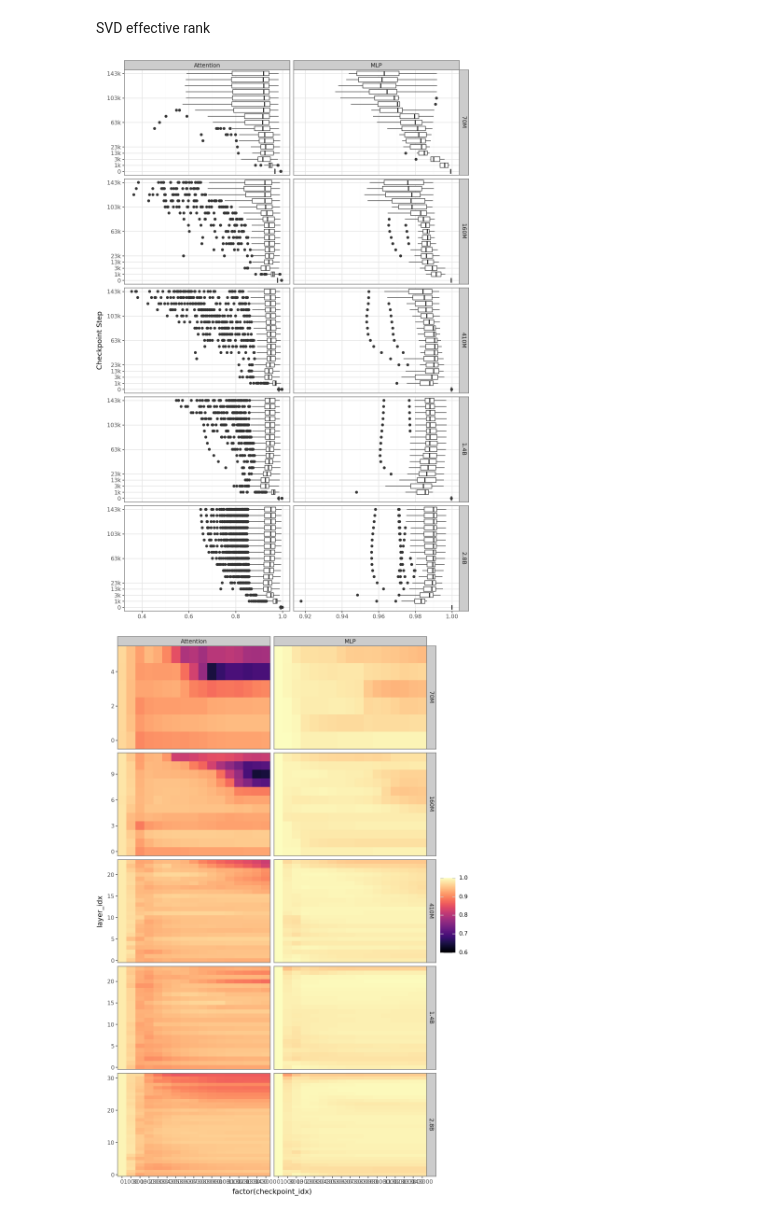
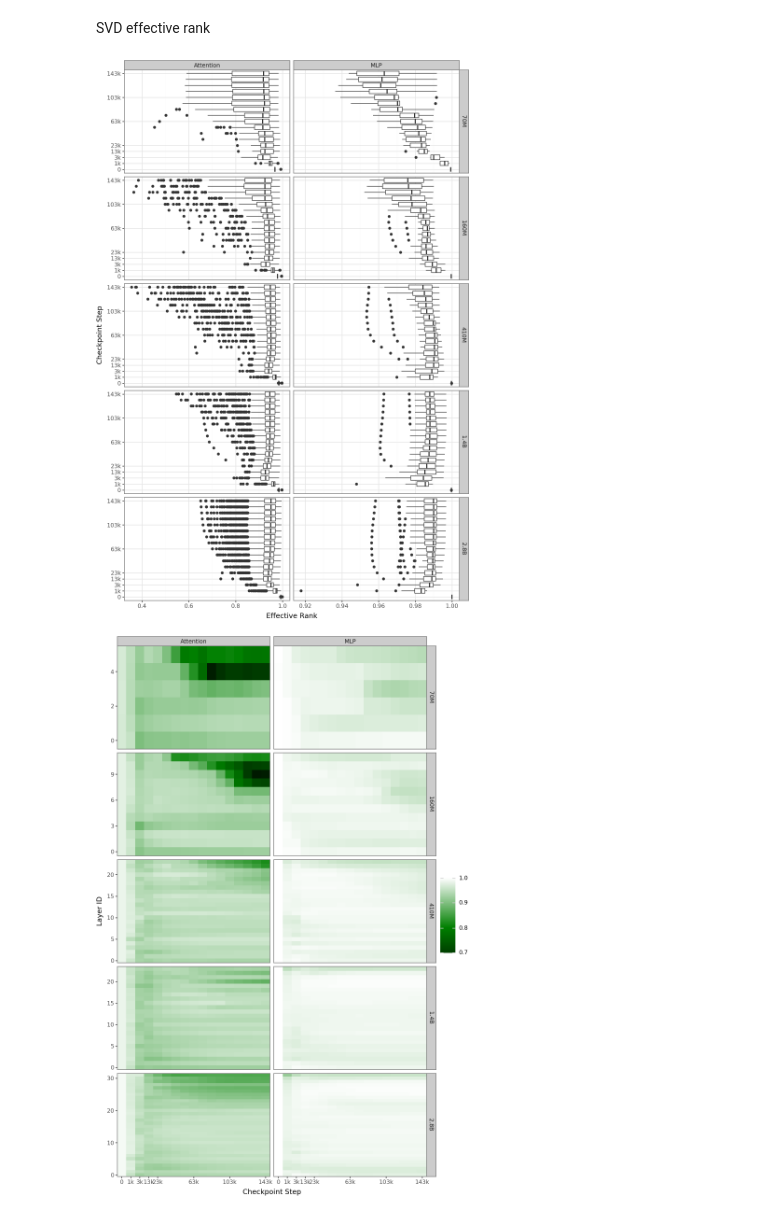
Before and after one commit to biancaganescu/pretraining-playground, a Jupyter notebook: notebooks/analysis__metric_plots_pietro.ipynb, the cells around one changed output. Cells and saved outputs as stored; diff of their text form; code cells hidden in the pictures.

```diff
--- a/notebooks/analysis__metric_plots_pietro.ipynb
+++ b/notebooks/analysis__metric_plots_pietro.ipynb
@@ -180,14 +180,14 @@ p = (
         breaks=[0, 1000, 3000, 13000, 23000, 63000, 103000, 143000],
         labels=lambda x: [f"{v / 1000:.0f}k" if v >= 1000 else f"{v:.0f}" for v in x],
     ) +
-    pn.scale_colour_hue() +
-    pn.labs(x="Checkpoint Step", y="", colour="Layer",) +
+    pn.labs(x="Checkpoint Step", colour="Layer", y="Effective Rank") +
     pn.theme_bw(base_size=11) +
     pn.theme(plot_margin=0.001, plot_background=None, legend_box_spacing=0.01, legend_box_margin=0, figure_size=(8, 12))
 )
 p.show()
+p.save("../plots/effective_rank_across_layers.pdf")
 # %% [output]
-[figure, old version]
+[figure, new version]
 # %%
 pdata = (
     svd_df
@@ -196,7 +196,7 @@ pdata = (
     .assign(
         circuit=lambda _df: _df["circuit"].map({"attention": "Attention", "mlp": "MLP"}),
         layer_idx=lambda _df: _df["layer_idx"].astype(int),
-        checkpoint_idx=lambda _df: pd.Categorical(_df, categories=sorted(_df["checkpoint_idx"].unique().tolist()))
+        checkpoint_idx=lambda _df: pd.Categorical(_df["checkpoint_idx"].tolist(), categories=sorted(_df["checkpoint_idx"].unique().tolist()))
     )
     .groupby(["model_size", "checkpoint_idx", "layer_idx", "circuit"])["effective_rank"].median()
     .reset_index()
@@ -204,19 +204,23 @@ pdata = (
 # %%
 p = (
     pn.ggplot(pdata.dropna(), pn.aes("factor(checkpoint_idx)", "layer_idx", fill="effective_rank")) +
     pn.geom_tile(height=1, colour=None) +
-    # pn.facet_grid(cols="circuit") +
     pn.facet_grid(rows="model_size", cols="circuit", scales="free_y") +
-    pn.scale_x_discrete(expand=(0, 0)) +
+    pn.scale_x_discrete(
+        expand=(0, 0),
+        breaks=[0, 1000, 3000, 13000, 23000, 63000, 103000, 143000],
+        labels=lambda x: [f"{v / 1000:.0f}k" if v >= 1000 else f"{v:.0f}" for v in x],
+    ) +
     pn.scale_y_continuous(expand=(0, 0)) +
-    pn.scale_fill_continuous(limits=(.6, 1.), cmap_name="magma") +
-    pn.labs(fill="") +
+    pn.scale_fill_gradient2(limits=(.7, 1.), midpoint=.8, low="black", mid="green", high="white") +
+    pn.labs(fill="", x="Checkpoint Step", y="Layer ID") +
     pn.theme_bw(base_size=11) +
     pn.theme(plot_margin=0.001, plot_background=None, legend_box_spacing=0.01, legend_box_margin=0, figure_size=(8, 12))
 )
 p.show()
+p.save("../plots/median_effective_rank.pdf")
 # %% [output]
-[figure, old version]
+[figure, new version]
 # %%
 data_path = Path("../pythia/evals/pythia-v1/")
 
```
